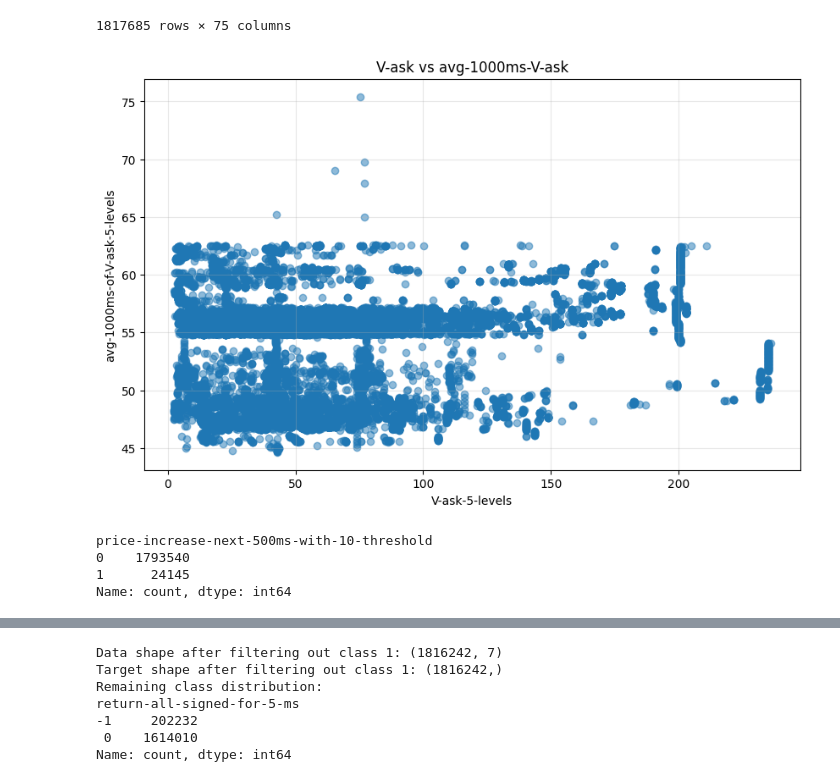
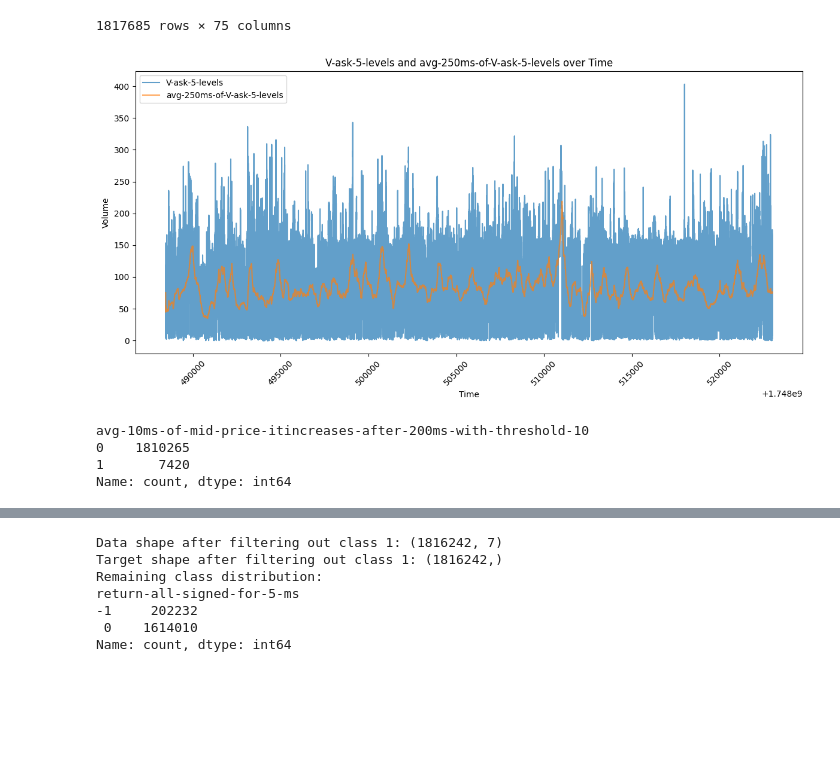
Before and after one commit to solalbaudoincs/ifcob, a Jupyter notebook: prediction_model/model_mateo/Model_Mateo_1.ipynb, the cells around one changed output, grey strips where cells are left out. Saved outputs shown, nothing was run; the diff lists cells and outputs as text; code cells hidden in the pictures; blank space fills up the shorter version.

```diff
--- a/prediction_model/model_mateo/Model_Mateo_1.ipynb
+++ b/prediction_model/model_mateo/Model_Mateo_1.ipynb
@@ -20,30 +20,29 @@ df_eth
 | 1.748523e+09 | 0.660998 | 0.63000 | -0.015324 | 0.118312 | 0.0 | ... |
 | 1.748523e+09 | -0.168840 | 0.95000 | -0.016132 | 0.007253 | 0.0 | ... |
 1817685 rows × 75 columns
-# %%
-import matplotlib.pyplot as plt
-
-# Filter data to only include rows where both columns have non-null values
-mask = df_eth['V-ask-5-levels'].notna() & df_eth['avg-1000ms-of-V-ask-5-levels'].notna()
-filtered_data = df_eth[mask]
-
-plt.figure(figsize=(10, 6))
-plt.plot(filtered_data['V-ask-5-levels'], label="non-avg")
-plt.plot(filtered_data['avg-1000ms-of-V-ask-5-levels'], label="avg")
-plt.xlabel('V-ask-5-levels')
-plt.ylabel('avg-1000ms-of-V-ask-5-levels')
-plt.title('V-ask vs avg-1000ms-V-ask')
-plt.grid(True, alpha=0.3)
-plt.show()
-# %% [output]
-[figure, removed]
-# %%
-df_eth["price-increase-next-500ms-with-10-threshold"].value_counts().sort_index()
-# %% [output]
-price-increase-next-500ms-with-10-threshold
-0    1793540
-1      24145
-Name: count, dtype: int64
+# %%
+import matplotlib.pyplot as plt
+
+# Create a time series plot of V-ask-5-levels and avg-250ms-of-V-ask-5-levels
+plt.figure(figsize=(12, 6))
+plt.plot(df_eth.index, df_eth['V-ask-5-levels'], label='V-ask-5-levels', alpha=0.7)
+plt.plot(df_eth.index, df_eth['avg-250ms-of-V-ask-5-levels'], label='avg-250ms-of-V-ask-5-levels', alpha=0.7)
+plt.xlabel('Time')
+plt.ylabel('Volume')
+plt.title('V-ask-5-levels and avg-250ms-of-V-ask-5-levels over Time')
+plt.legend()
+plt.xticks(rotation=45)
+plt.tight_layout()
+plt.show()
+# %% [output]
+[figure, added]
+# %%
+df_eth["avg-10ms-of-mid-price-itincreases-after-200ms-with-threshold-10"].value_counts().sort_index()
+# %% [output]
+avg-10ms-of-mid-price-itincreases-after-200ms-with-threshold-10
+0    1810265
+1       7420
+Name: count, dtype: int64
 # %%
 df_xbt
 # %% [output]
```
Also changed, not shown: 21 other files.
